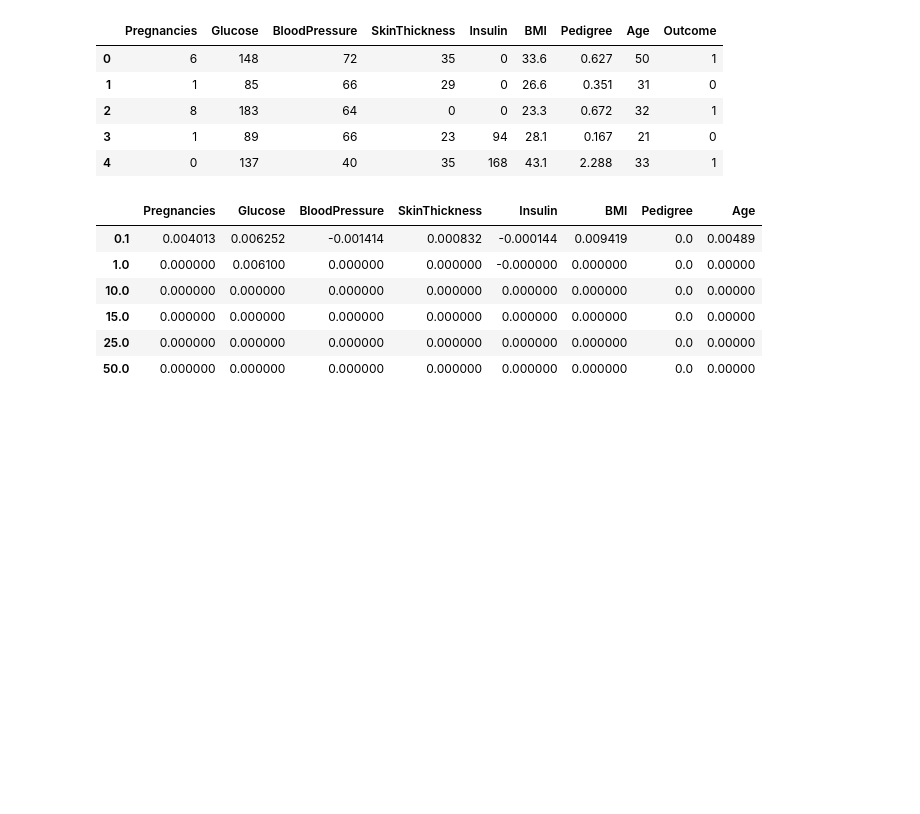
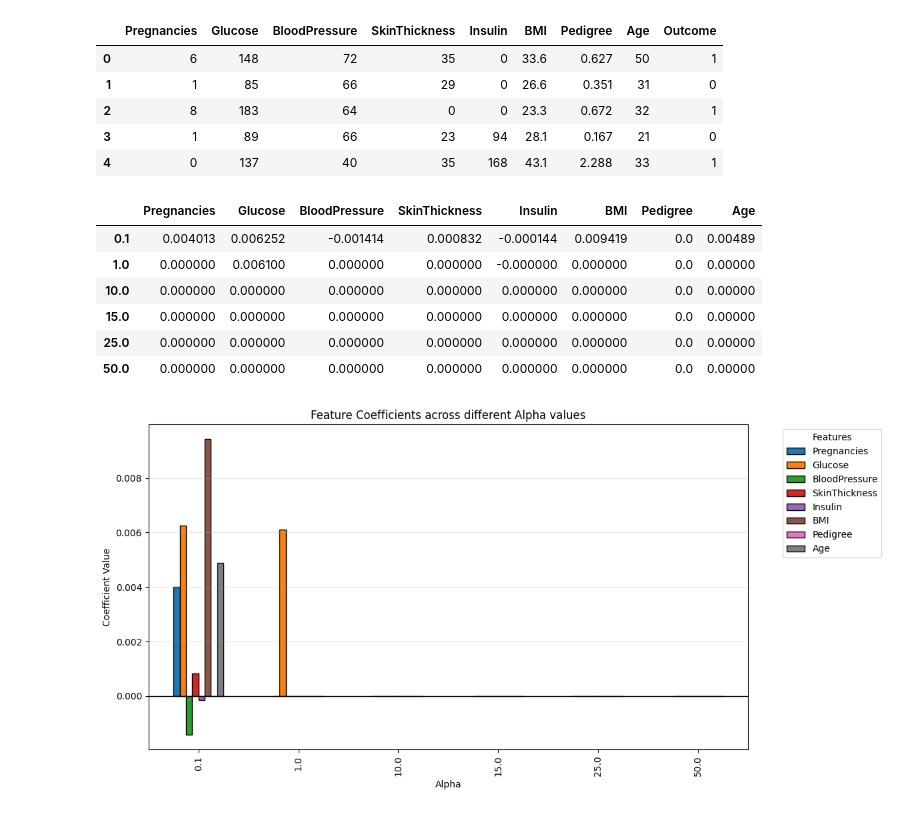
Before and after one commit to AyushDevadiga1/Machine-Learning, a Jupyter notebook: LassoRegression.ipynb, the cells around one changed output. Saved outputs shown, nothing was run; the diff lists cells and outputs as text; code cells hidden in the pictures; blank space fills up the shorter version.

Commit message:
Visualizing the affect of Lasso

```diff
--- a/LassoRegression.ipynb
+++ b/LassoRegression.ipynb
@@ -150,3 +147,19 @@ weights_df # This is the weights and how they are updated as the value of alpha
 | 15.0 | 0.000000 | 0.000000 | 0.000000 | 0.000000 | 0.000000 | 0.000000 | 0.0 | 0.00000 |
 | 25.0 | 0.000000 | 0.000000 | 0.000000 | 0.000000 | 0.000000 | 0.000000 | 0.0 | 0.00000 |
 | 50.0 | 0.000000 | 0.000000 | 0.000000 | 0.000000 | 0.000000 | 0.000000 | 0.0 | 0.00000 |
+# %%
+import matplotlib.pyplot as plt
+
+# Plotting each coefficient as a segment of a bar for each Alpha
+weights_df.plot(kind='bar', stacked=False, figsize=(12, 6), edgecolor='black')
+
+plt.axhline(0, color='black', linewidth=1)
+plt.title('Feature Coefficients across different Alpha values')
+plt.xlabel('Alpha')
+plt.ylabel('Coefficient Value')
+plt.legend(title='Features', bbox_to_anchor=(1.05, 1), loc='upper left')
+plt.grid(axis='y', alpha=0.3)
+plt.tight_layout()
+plt.show()
+# %% [output]
+[figure, added]
```
Also changed, not shown: parts of 3 cells of this notebook.
